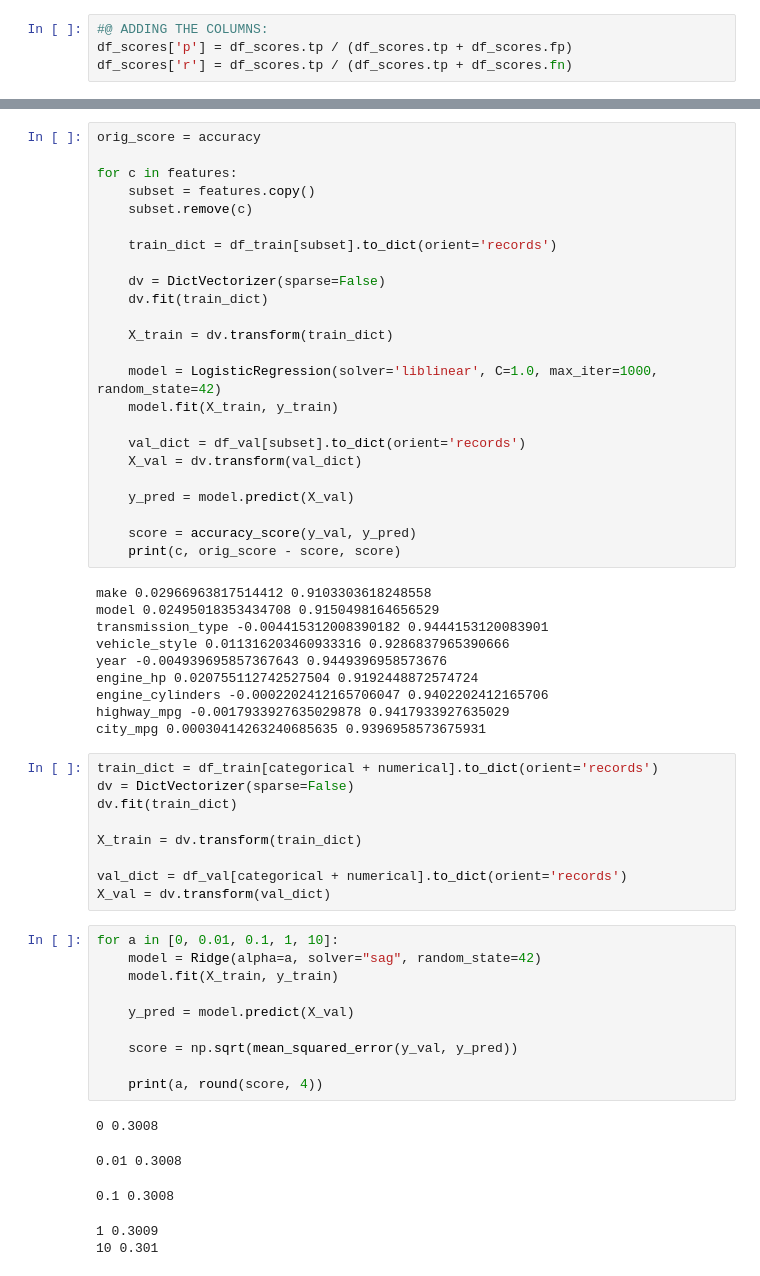
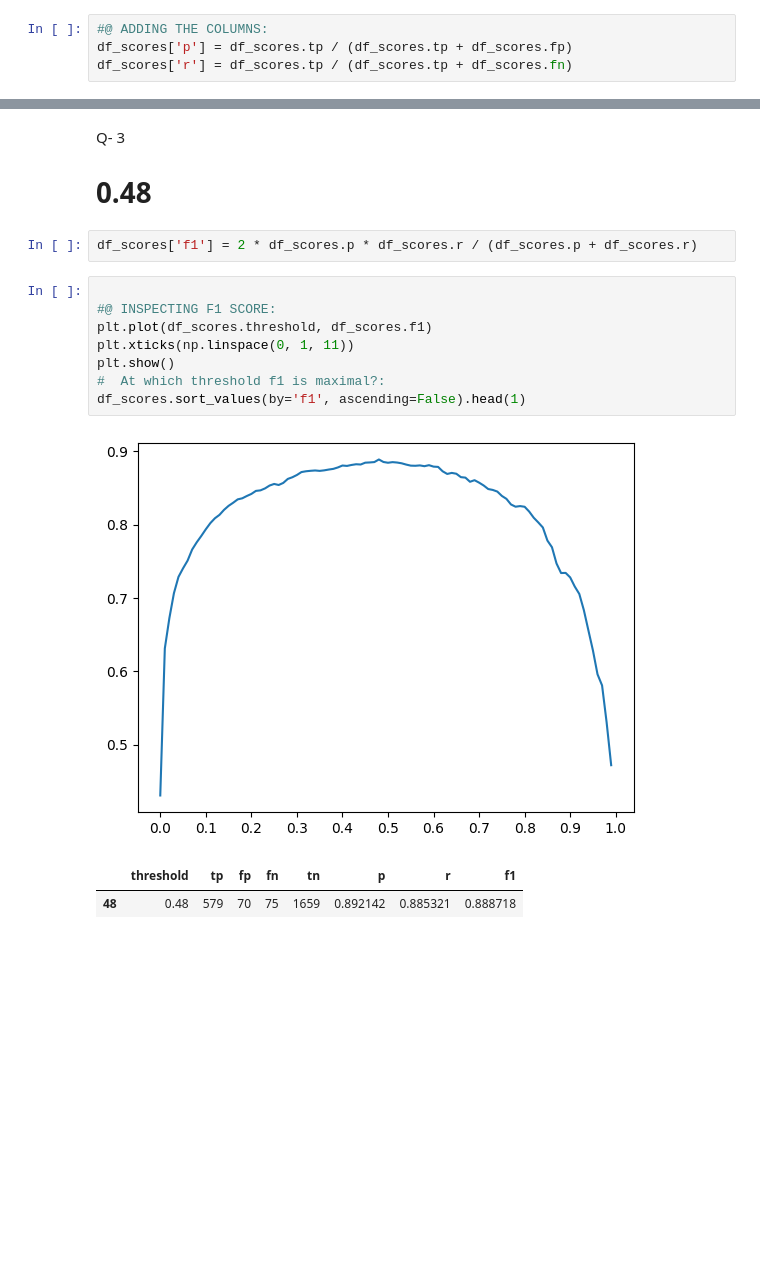
Before and after one commit to mishi-sarfraz/mlzoom_camp, a Jupyter notebook: 2023/assignement4.ipynb, the cells around one changed output, grey strips where cells are left out. Drawn from its saved outputs; the diff is of its cells as text; blank space fills up the shorter version.

```diff
--- a/2023/assignement4.ipynb
+++ b/2023/assignement4.ipynb
@@ -428,59 +357,17 @@ features
-# %%
-orig_score = accuracy
-
-for c in features:
-    subset = features.copy()
-    subset.remove(c)
-
-    train_dict = df_train[subset].to_dict(orient='records')
-
-    dv = DictVectorizer(sparse=False)
-    dv.fit(train_dict)
-
-    X_train = dv.transform(train_dict)
-
-    model = LogisticRegression(solver='liblinear', C=1.0, max_iter=1000, random_state=42)
-    model.fit(X_train, y_train)
-
-    val_dict = df_val[subset].to_dict(orient='records')
-    X_val = dv.transform(val_dict)
-
-    y_pred = model.predict(X_val)
-
-    score = accuracy_score(y_val, y_pred)
-    print(c, orig_score - score, score)
-# %% [output]
-make 0.02966963817514412 0.9103303618248558
-model 0.02495018353434708 0.9150498164656529
-transmission_type -0.004415312008390182 0.9444153120083901
-vehicle_style 0.011316203460933316 0.9286837965390666
-year -0.004939695857367643 0.9449396958573676
-engine_hp 0.020755112742527504 0.9192448872574724
-engine_cylinders -0.0002202412165706047 0.9402202412165706
-highway_mpg -0.0017933927635029878 0.9417933927635029
-city_mpg 0.00030414263240685635 0.9396958573675931
-# %%
-train_dict = df_train[categorical + numerical].to_dict(orient='records')
-dv = DictVectorizer(sparse=False)
-dv.fit(train_dict)
-
-X_train = dv.transform(train_dict)
-
-val_dict = df_val[categorical + numerical].to_dict(orient='records')
-X_val = dv.transform(val_dict)
-# %%
-for a in [0, 0.01, 0.1, 1, 10]:
-    model = Ridge(alpha=a, solver="sag", random_state=42)
-    model.fit(X_train, y_train)
-
-    y_pred = model.predict(X_val)
-
-    score = np.sqrt(mean_squared_error(y_val, y_pred))
-
-    print(a, round(score, 4))
-# %% [output]
-0 0.3008
-0.01 0.3008
-0.1 0.3008
-1 0.3009
-10 0.301
+# %% [markdown]
+Q- 3
+# 0.48
+# %%
+df_scores['f1'] = 2 * df_scores.p * df_scores.r / (df_scores.p + df_scores.r)
+# %%
+
+#@ INSPECTING F1 SCORE:
+plt.plot(df_scores.threshold, df_scores.f1)
+plt.xticks(np.linspace(0, 1, 11))
+plt.show()
+#  At which threshold f1 is maximal?:
+df_scores.sort_values(by='f1', ascending=False).head(1)
+# %% [output]
+[figure, added]
+|  | threshold | tp | fp | fn | tn | p | r | f1 |
+| 48 | 0.48 | 579 | 70 | 75 | 1659 | 0.892142 | 0.885321 | 0.888718 |
```
Also changed, not shown: parts of 19 cells of this notebook.
